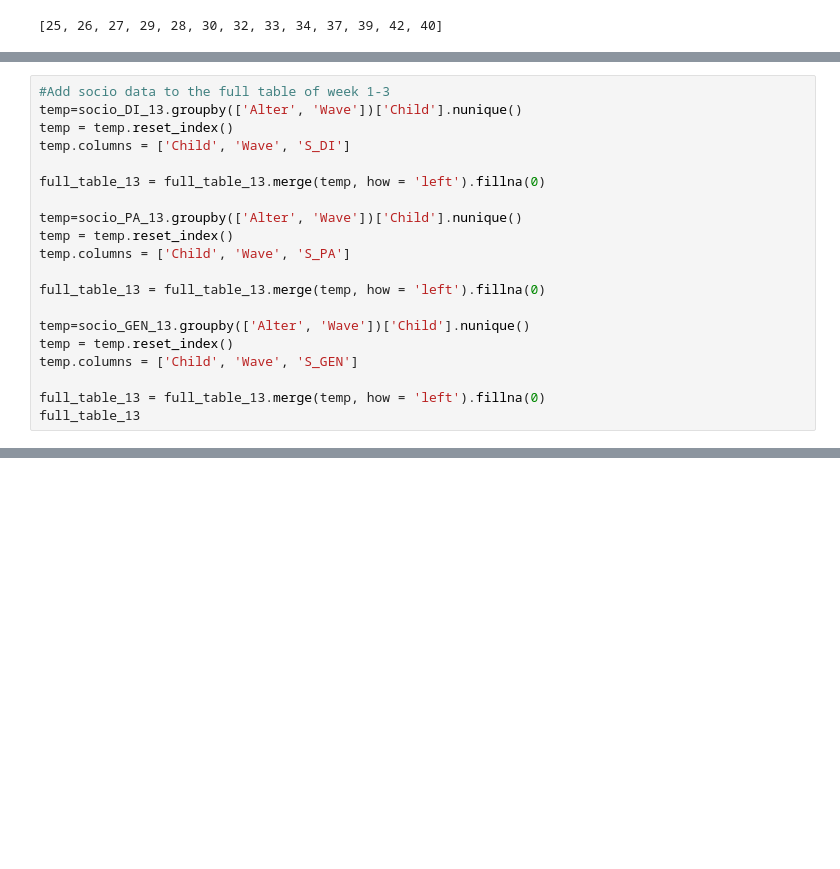
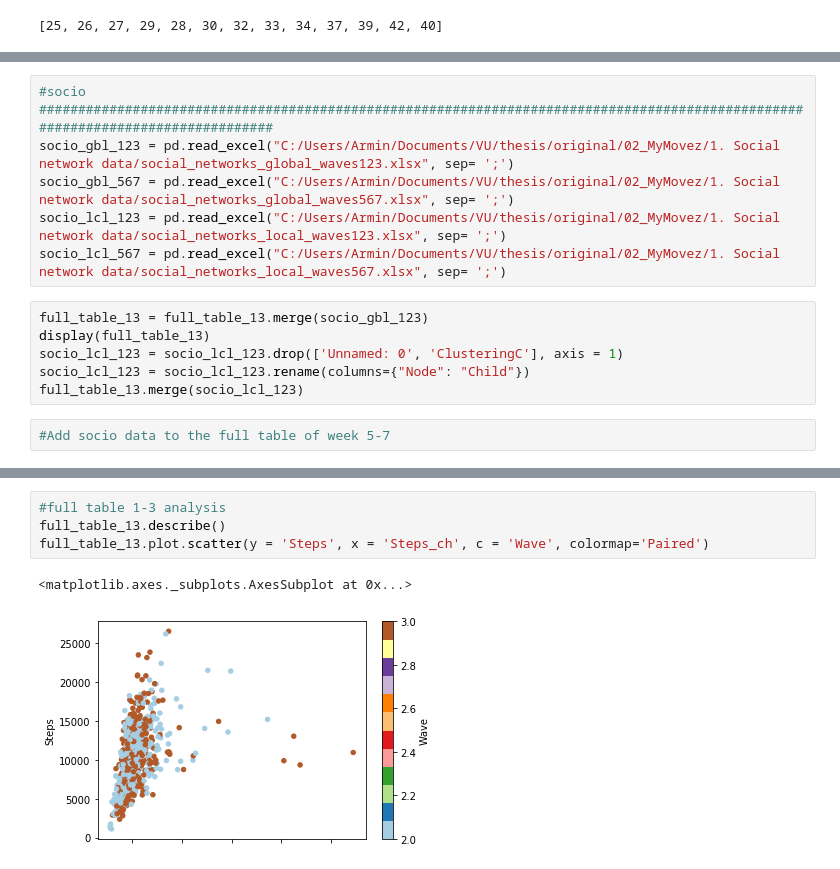
Before and after one commit to Shoarmin/baproject, a Jupyter notebook: code.ipynb, the cells around one changed output, grey strips where cells are left out. Drawn from its saved outputs; the diff is of its cells as text; blank space fills up the shorter version.

```diff
--- a/code.ipynb
+++ b/code.ipynb
@@ -264,20 +226,0 @@ socio_PA_57 = socio5_7[socio5_7.Variable.str.contains('^PA')]
-# %%
-#Add socio data to the full table of week 1-3
-temp=socio_DI_13.groupby(['Alter', 'Wave'])['Child'].nunique()
-temp = temp.reset_index()
-temp.columns = ['Child', 'Wave', 'S_DI']
-
-full_table_13 = full_table_13.merge(temp, how = 'left').fillna(0)
-
-temp=socio_PA_13.groupby(['Alter', 'Wave'])['Child'].nunique()
-temp = temp.reset_index()
-temp.columns = ['Child', 'Wave', 'S_PA']
-
-full_table_13 = full_table_13.merge(temp, how = 'left').fillna(0)
-
-temp=socio_GEN_13.groupby(['Alter', 'Wave'])['Child'].nunique()
-temp = temp.reset_index()
-temp.columns = ['Child', 'Wave', 'S_GEN']
-
-full_table_13 = full_table_13.merge(temp, how = 'left').fillna(0)
-full_table_13
@@ -380,3 +252,18 @@ dtype: int64
+# %%
+#socio
+################################################################################################################################
+socio_gbl_123 = pd.read_excel("C:/Users/Armin/Documents/VU/thesis/original/02_MyMovez/1. Social network data/social_networks_global_waves123.xlsx", sep= ';')
+socio_gbl_567 = pd.read_excel("C:/Users/Armin/Documents/VU/thesis/original/02_MyMovez/1. Social network data/social_networks_global_waves567.xlsx", sep= ';')
+socio_lcl_123 = pd.read_excel("C:/Users/Armin/Documents/VU/thesis/original/02_MyMovez/1. Social network data/social_networks_local_waves123.xlsx", sep= ';')
+socio_lcl_567 = pd.read_excel("C:/Users/Armin/Documents/VU/thesis/original/02_MyMovez/1. Social network data/social_networks_local_waves567.xlsx", sep= ';')
+# %%
+full_table_13 = full_table_13.merge(socio_gbl_123)
+display(full_table_13)
+socio_lcl_123 = socio_lcl_123.drop(['Unnamed: 0', 'ClusteringC'], axis = 1)
+socio_lcl_123 = socio_lcl_123.rename(columns={"Node": "Child"})
+full_table_13.merge(socio_lcl_123)
+# %%
+#Add socio data to the full table of week 5-7
 # %%
 #questions
 #plan is to remove the dates and just make each of them have a column representing the wave this was in
@@ -415,3 +302,10 @@ Index(['ME_TV_Exposure_TriggerDate', 'ME_TV_Exposure_Weekend', 'ME_TV_Exposure_M
        'DI_injunct_norms_DI_norm_expect_water', 'PA_descript_norms_TriggerDate', 'PA_descript_norms_Weekend', 'PA_descript_norms_PA_descript_norm_parents',
        'PA_descript_norms_PA_descript_norm_friends'],
       dtype='object')
+# %%
+#full table 1-3 analysis
+full_table_13.describe()
+full_table_13.plot.scatter(y = 'Steps', x = 'Steps_ch', c = 'Wave', colormap='Paired')
+# %% [output]
+<matplotlib.axes._subplots.AxesSubplot at 0x...>
+[figure, added]
```
Also changed, not shown: parts of 12 cells of this notebook.
